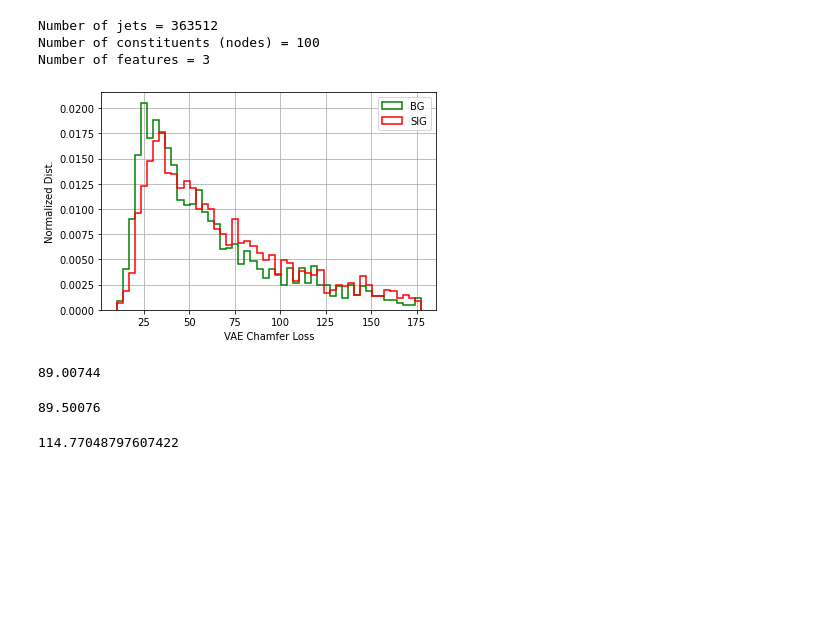
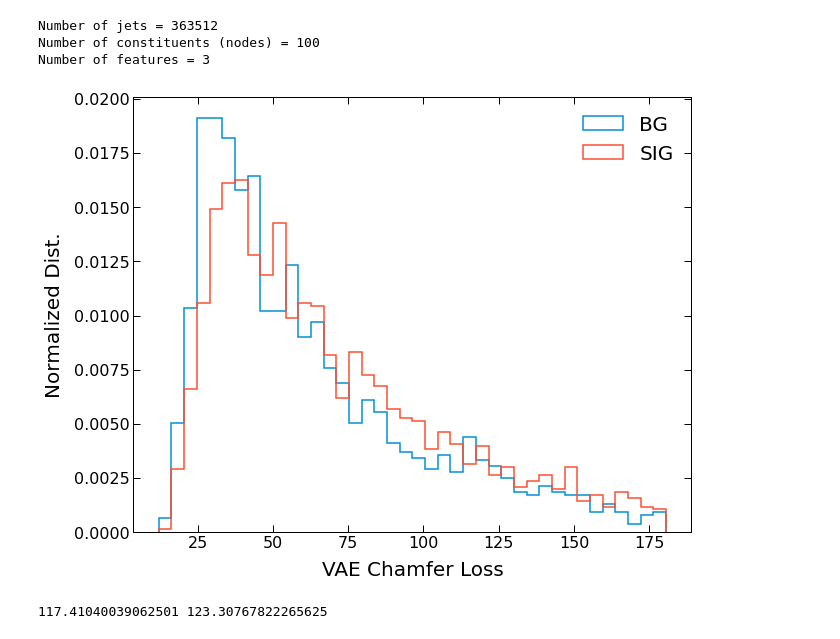
Before and after one commit to nadya-chernyavskaya/ADgvae, a Jupyter notebook: GCN_VAE.ipynb, the cells around one changed output. Cells and saved outputs as stored; diff of their text form; code cells hidden in the pictures; blank space fills up the shorter version.

```diff
--- a/GCN_VAE.ipynb
+++ b/GCN_VAE.ipynb
@@ -3,6 +3,7 @@ import tensorflow as tf
 import numpy as np
 import h5py
 import matplotlib.pyplot as plt
+plt.style.use('/eos/user/n/nchernya/MLHEP/AnomalyDetection/ADgvae/utils/adfigstyle.mplstyle')
 from importlib import reload
 # %%
 import models.models as models
@@ -224,30 +222,28 @@ features_out_sig, z_sig, z_mean_sig, z_log_var_sig = model((particles_sig, A_til
 features_out_sig = features_out_sig.numpy().astype('float32')
 loss_signal = threeD_loss_manual(particles_sig.astype('float32'),features_out_sig)
 # %%
+plt.style.use('/eos/user/n/nchernya/MLHEP/AnomalyDetection/ADgvae/utils/adfigstyle.mplstyle')
+
 max_score = np.quantile(loss_signal,0.9)#,np.max(loss_bg_dist))
 min_score = np.min(loss_bg)#,np.max(loss_bg_dist))
+bins = 40
 # plot BG
 plt.figure()
-plt.hist(loss_bg, bins=50, label='BG', density=True, range=(min_score, max_score),
-         histtype='step', fill=False, linewidth=1.5,color='g')
-plt.hist(loss_signal, bins=50, label='SIG', density=True, range=(min_score, max_score),
-         histtype='step', fill=False, linewidth=1.5,color='r')
+plt.hist(loss_bg, bins=bins, label='BG', density=True, range=(min_score, max_score),
+         histtype='step', fill=False, linewidth=1.5)
+plt.hist(loss_signal, bins=bins, label='SIG', density=True, range=(min_score, max_score),
+         histtype='step', fill=False, linewidth=1.5)
 #plt.semilogy()
 plt.xlabel("VAE Chamfer Loss")
 plt.ylabel("Normalized Dist.")
-plt.grid(True)
 plt.legend(loc='upper right')
 plt.show()
 # %% [output]
-[figure, old version]
+[figure, new version]
-# %%
-loss_signal.mean()
-# %% [output]
-89.00744
-# %%
-loss_bg.mean()
-# %% [output]
-89.50076
+# %%
+print(np.quantile(loss_bg,0.8),np.quantile(loss_signal,0.8))
+# %% [output]
+117.41040039062501 123.30767822265625
 # %%
 import sys, os
 sys.path.append(os.path.abspath(os.path.join('..')))
@@ -256,4 +252,0 @@ sys.path.append(os.path.abspath(os.path.join('../pofah/')))
-# %%
-np.quantile(loss_bg,0.8)
-# %% [output]
-114.77048797607422
```
Also changed, not shown: parts of 13 cells of this notebook, 3 other files.
